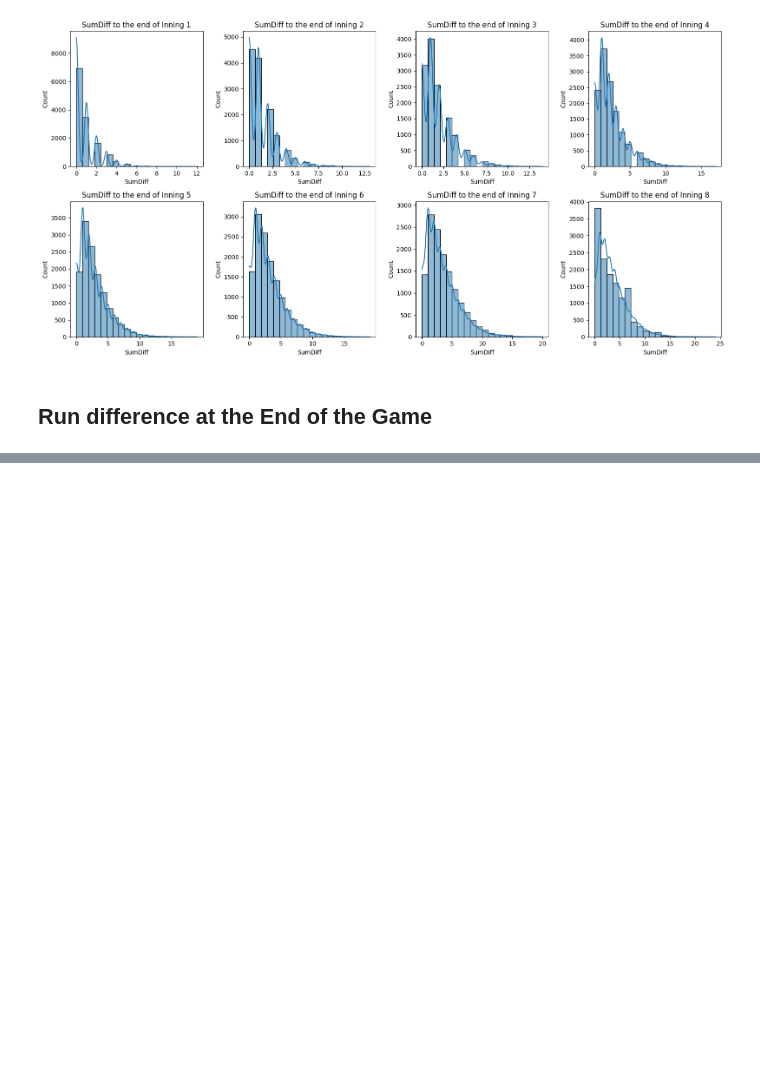
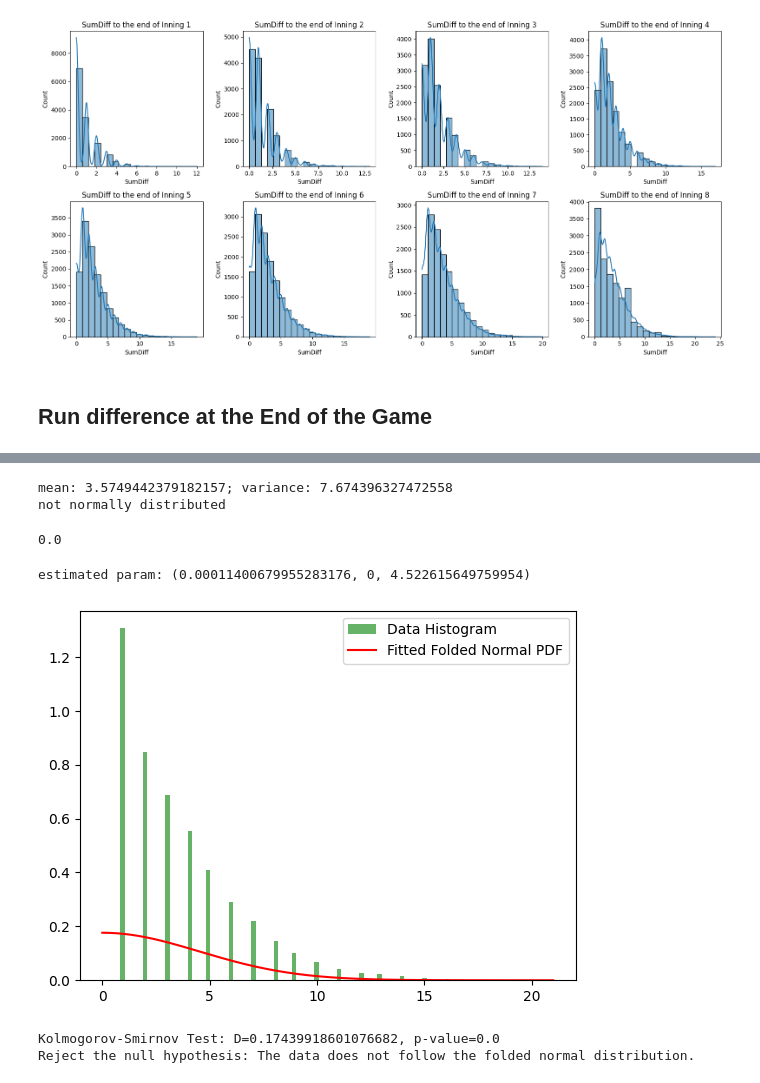
Before and after one commit to lbwei1016/Statistics-2024, a Jupyter notebook: descriptive_analysis.ipynb, the cells around one changed output, grey strips where cells are left out. Drawn from its saved outputs; the diff is of its cells as text; code cells hidden in the pictures; blank space fills up the shorter version.

Commit message:
distribution tests

```diff
--- a/descriptive_analysis.ipynb
+++ b/descriptive_analysis.ipynb
@@ -127,0 +111,73 @@ NormaltestResult(statistic=176.16172056793997, pvalue=5.584295833289999e-39)
+# %%
+'''
+Preform normality test
+'''
+from scipy import stats
+
+data = ScoreDiff_data['ScoreDiff']
+stat, p_val = stats.kstest(data, 'norm', [data.mean(), data.std()])
+print(f'mean: {data.mean()}; variance: {data.var()}')
+if p_val > 0.05:
+    print('normally distributed')
+else:
+    print('not normally distributed')
+# %% [output]
+mean: 3.5749442379182157; variance: 7.674396327472558
+not normally distributed
+# %%
+'''
+Try test for Poisson or Exponential (with abs(x.diff())).
+Since the mean and variance of our data is not close, it is unlikely a Poisson distribution.
+Same reason for the exponential distribution.
+
+@TODO Try below
+'''
+
+scale = 1 / data.mean()
+stat, p_val = stats.kstest(data, stats.expon.cdf, [0, scale])
+p_val
+# %% [output]
+0.0
+# %%
+"""
+Test whether our data fits "folded normal distribution".
+
+It turns out that the resuklt is NO.
+"""
+
+# Plot histogram of the data
+plt.hist(data, bins=100, density=True, alpha=0.6, color='g', label='Data Histogram')
+
+# Fit the data to a folded normal distribution
+param = stats.foldnorm.fit(data, floc=0)
+
+print(f'estimated param: {param}')
+
+# Get the PDF of the fitted folded normal distribution
+x = np.linspace(0, max(data), 1000)
+pdf_fitted = stats.foldnorm.pdf(x, *param)
+plt.plot(x, pdf_fitted, 'r-', label='Fitted Folded Normal PDF')
+
+plt.legend()
+plt.show()
+
+# Kolmogorov-Smirnov Test
+D, p_value_ks = stats.kstest(data, 'foldnorm', args=param)
+print(f'Kolmogorov-Smirnov Test: D={D}, p-value={p_value_ks}')
+
+# Interpretation
+alpha = 0.05  # Common significance level
+if p_value_ks > alpha:
+    print("Fail to reject the null hypothesis: The data follows the folded normal distribution.")
+else:
+    print("Reject the null hypothesis: The data does not follow the folded normal distribution.")
+
+# if ad_statistic < critical_values[2]:  # Use the 5% significance level critical value
+#     print("Fail to reject the null hypothesis: The data follows the folded normal distribution.")
+# else:
+#     print("Reject the null hypothesis: The data does not follow the folded normal distribution.")
+# %% [output]
+estimated param: (0.00011400679955283176, 0, 4.522615649759954)
+[figure, added]
+Kolmogorov-Smirnov Test: D=0.17439918601076682, p-value=0.0
+Reject the null hypothesis: The data does not follow the folded normal distribution.
```
Also changed, not shown: parts of 3 cells of this notebook, 2 other files.
